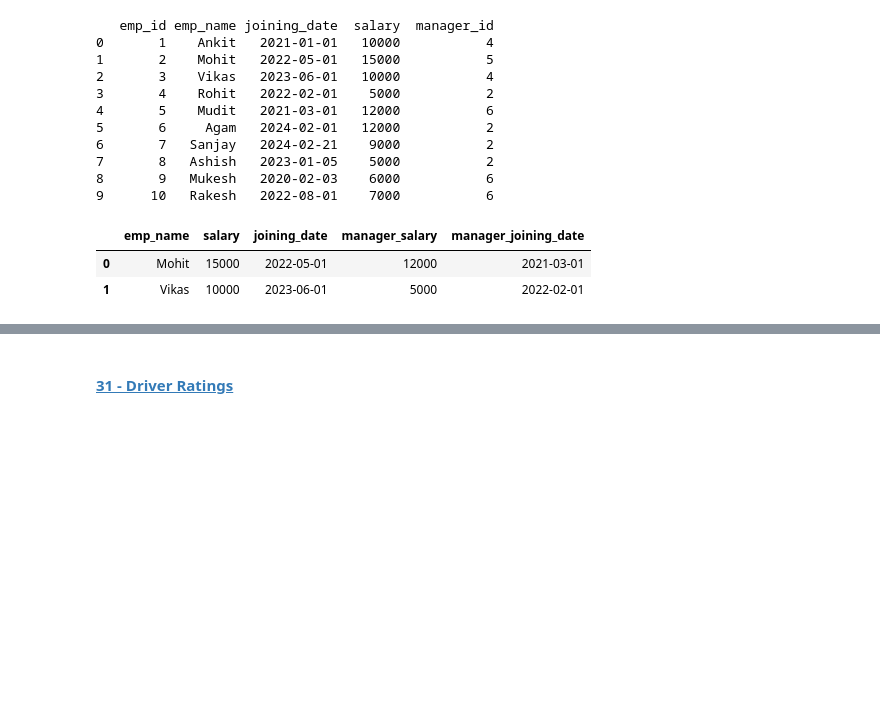
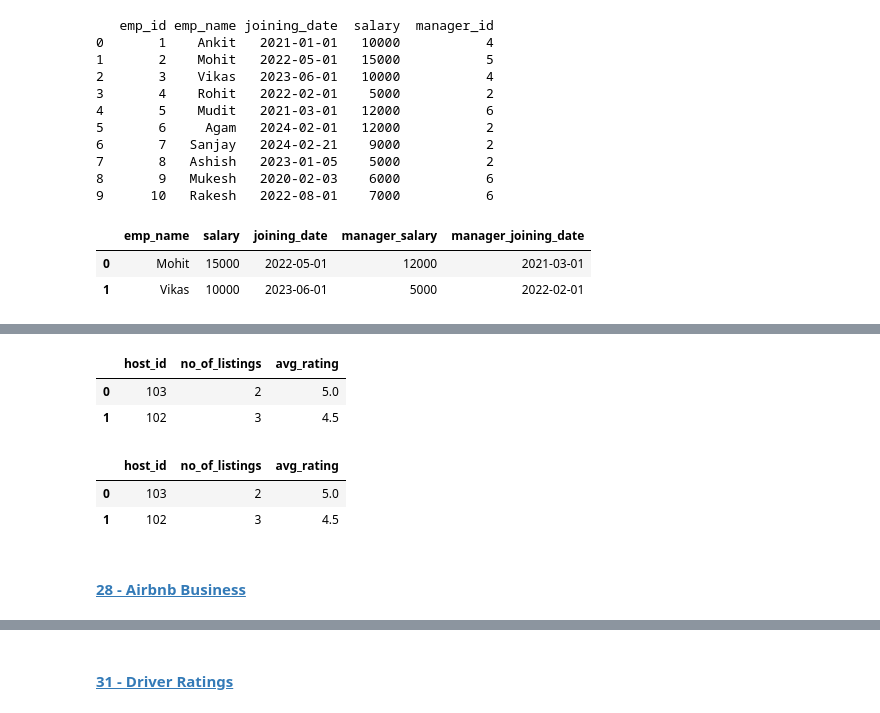
Before and after one commit to smor20/data_analysis, a Jupyter notebook: sql_on_pandas.ipynb, the cells around one changed output, grey strips where cells are left out. Drawn from its saved outputs; the diff is of its cells as text; code cells hidden in the pictures; blank space fills up the shorter version.

```diff
--- a/sql_on_pandas.ipynb
+++ b/sql_on_pandas.ipynb
@@ -2677,0 +2842,44 @@ sqldf(query)
+# %%
+query = '''
+with cte as
+(select
+listing_id, avg(rating) as avg_rating
+from reviews
+group by listing_id)
+
+select
+host_id, count(*) as no_of_listings, avg(avg_rating) avg_rating
+from listings l left join cte on l.listing_id=cte.listing_id
+group by host_id
+having count(*)>=2
+order by avg_rating desc
+limit 2
+'''
+sqldf(query)
+# %% [output]
+|  | host_id | no_of_listings | avg_rating |
+| 0 | 103 | 2 | 5.0 |
+| 1 | 102 | 3 | 4.5 |
+# %%
+#!
+query = '''
+with cte as (
+select host_id,listing_id
+, count(*) over(partition by host_id) as cnt_listings
+ from listings
+)
+select cte.host_id,cte.cnt_listings as no_of_listings,round(avg(r.rating),2) as avg_rating
+from cte
+inner join reviews r on cte.listing_id=r.listing_id
+where cte.cnt_listings >= 2
+group by cte.host_id,cte.cnt_listings
+order by avg_rating desc
+limit 2;
+'''
+sqldf(query)
+# %% [output]
+|  | host_id | no_of_listings | avg_rating |
+| 0 | 103 | 2 | 5.0 |
+| 1 | 102 | 3 | 4.5 |
+# %% [markdown]
+#### [28 - Airbnb Business](https://100daysofsql.com/new-courses/1/coding-test/29)
```
Also changed, not shown: parts of 10 cells of this notebook.
